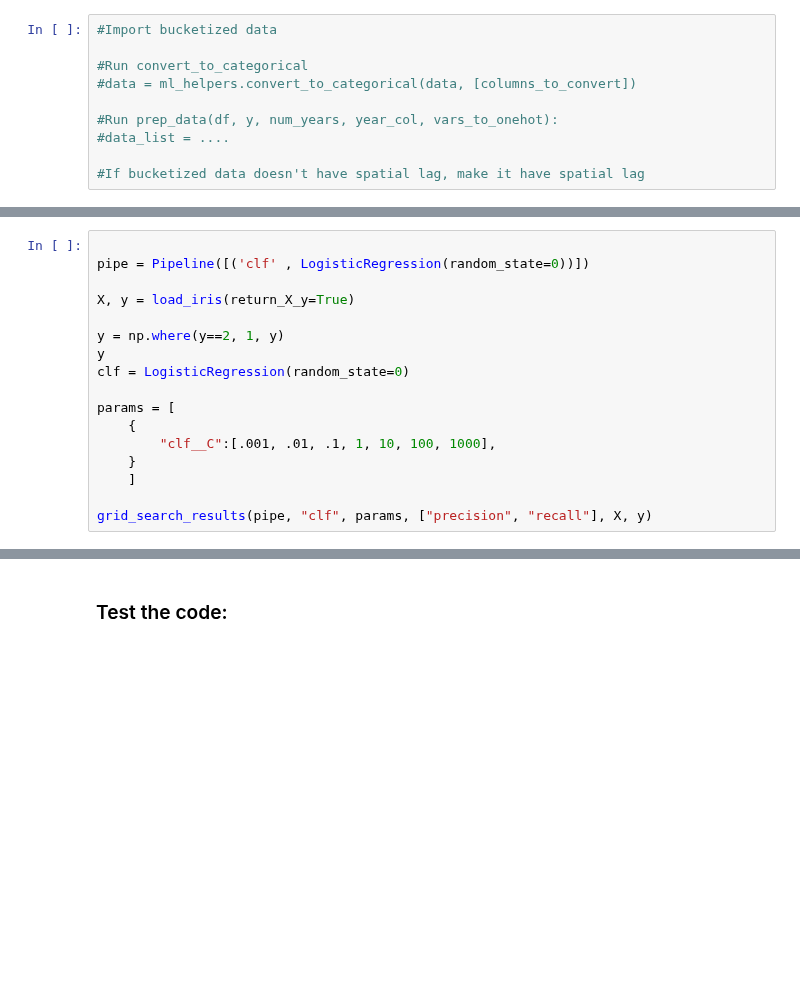
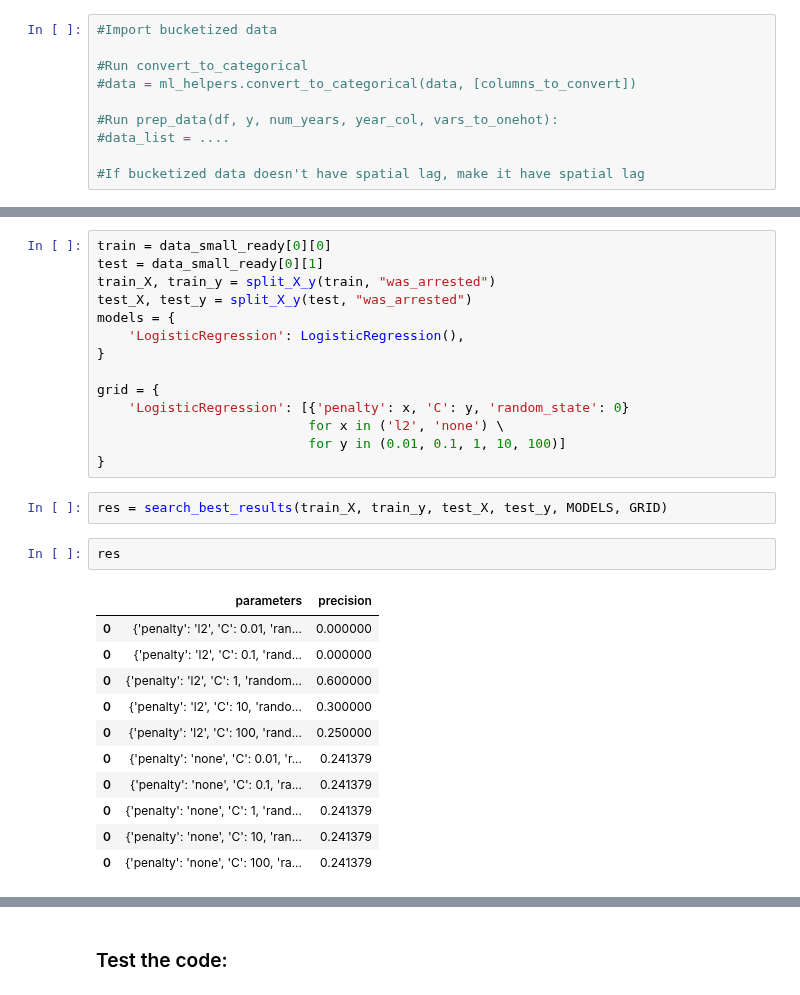
Before and after one commit to Deckart2/capp_30254_crime_forcasting, a Jupyter notebook: scripts/ml.ipynb, the cells around one changed output, grey strips where cells are left out. Cells and saved outputs as stored; diff of their text form; blank space fills up the shorter version.

```diff
--- a/scripts/ml.ipynb
+++ b/scripts/ml.ipynb
@@ -65,19 +69,2 @@ def grid_search_results(model_pipe, model_name, grid_params, scoring, X_train, y
     #results = results[["params", "mean_test_precision"]]
     return results
-# %%
-
-pipe = Pipeline([('clf' , LogisticRegression(random_state=0))])
-
-X, y = load_iris(return_X_y=True)
-
-y = np.where(y==2, 1, y)
-y
-clf = LogisticRegression(random_state=0)
-
-params = [
-    {
-        "clf__C":[.001, .01, .1, 1, 10, 100, 1000],
-    }
-    ]
-
-grid_search_results(pipe, "clf", params, ["precision", "recall"], X, y)
@@ -94,2 +103,32 @@ grid_search_results(pipe, "clf", params, ["precision", "recall"], X, y)
+# %%
+train = data_small_ready[0][0]
+test = data_small_ready[0][1]
+train_X, train_y = split_X_y(train, "was_arrested")
+test_X, test_y = split_X_y(test, "was_arrested")
+models = {
+    'LogisticRegression': LogisticRegression(),
+}
+
+grid = {
+    'LogisticRegression': [{'penalty': x, 'C': y, 'random_state': 0}
+                           for x in ('l2', 'none') \
+                           for y in (0.01, 0.1, 1, 10, 100)]
+}
+# %%
+res = search_best_results(train_X, train_y, test_X, test_y, MODELS, GRID)
+# %%
+res
+# %% [output]
+|  | parameters | precision |
+| 0 | {'penalty': 'l2', 'C': 0.01, 'ran... | 0.000000 |
+| 0 | {'penalty': 'l2', 'C': 0.1, 'rand... | 0.000000 |
+| 0 | {'penalty': 'l2', 'C': 1, 'random... | 0.600000 |
+| 0 | {'penalty': 'l2', 'C': 10, 'rando... | 0.300000 |
+| 0 | {'penalty': 'l2', 'C': 100, 'rand... | 0.250000 |
+| 0 | {'penalty': 'none', 'C': 0.01, 'r... | 0.241379 |
+| 0 | {'penalty': 'none', 'C': 0.1, 'ra... | 0.241379 |
+| 0 | {'penalty': 'none', 'C': 1, 'rand... | 0.241379 |
+| 0 | {'penalty': 'none', 'C': 10, 'ran... | 0.241379 |
+| 0 | {'penalty': 'none', 'C': 100, 'ra... | 0.241379 |
 # %%
 def average_grid_searches(model, model_name,
```
Also changed, not shown: parts of 11 cells of this notebook.
